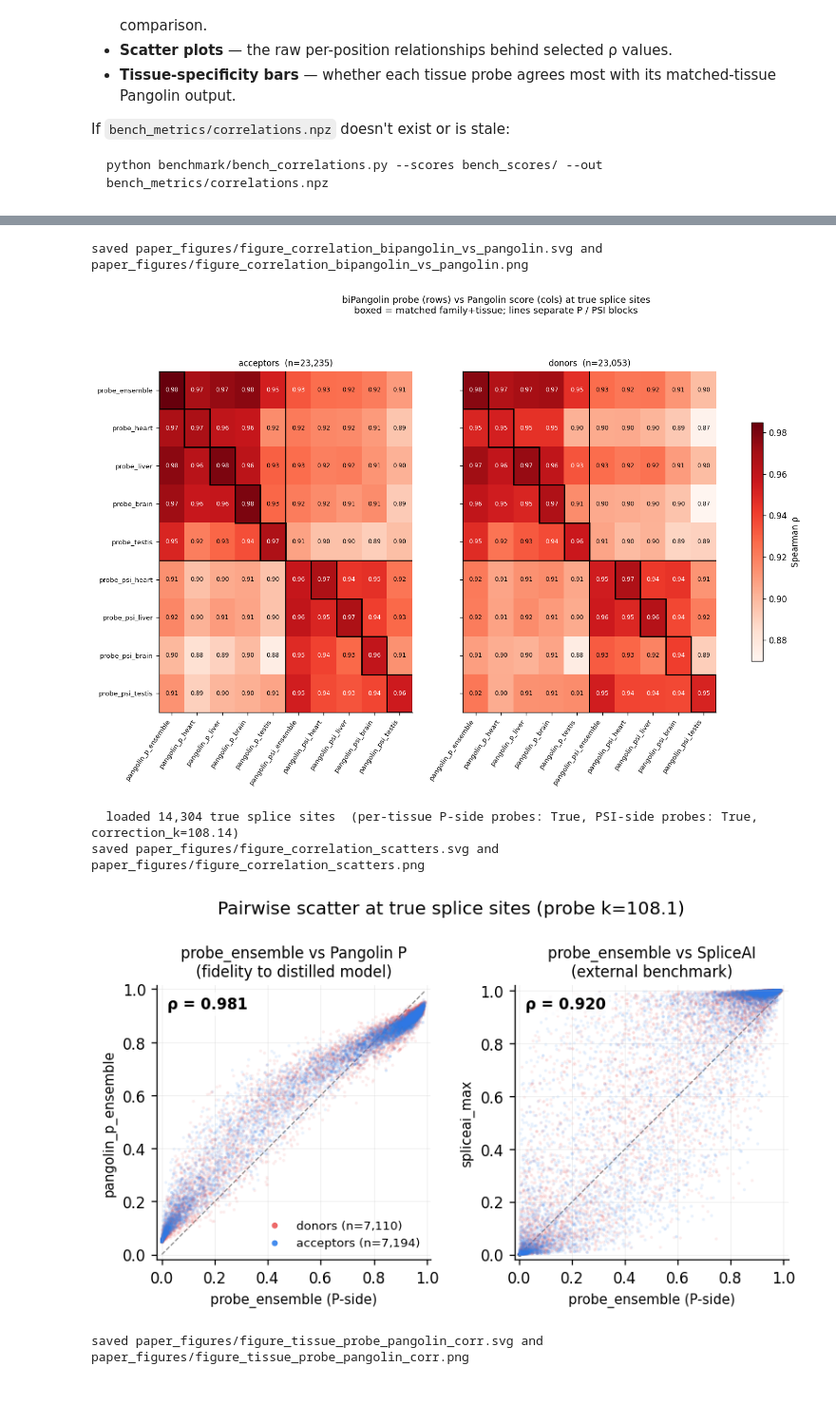
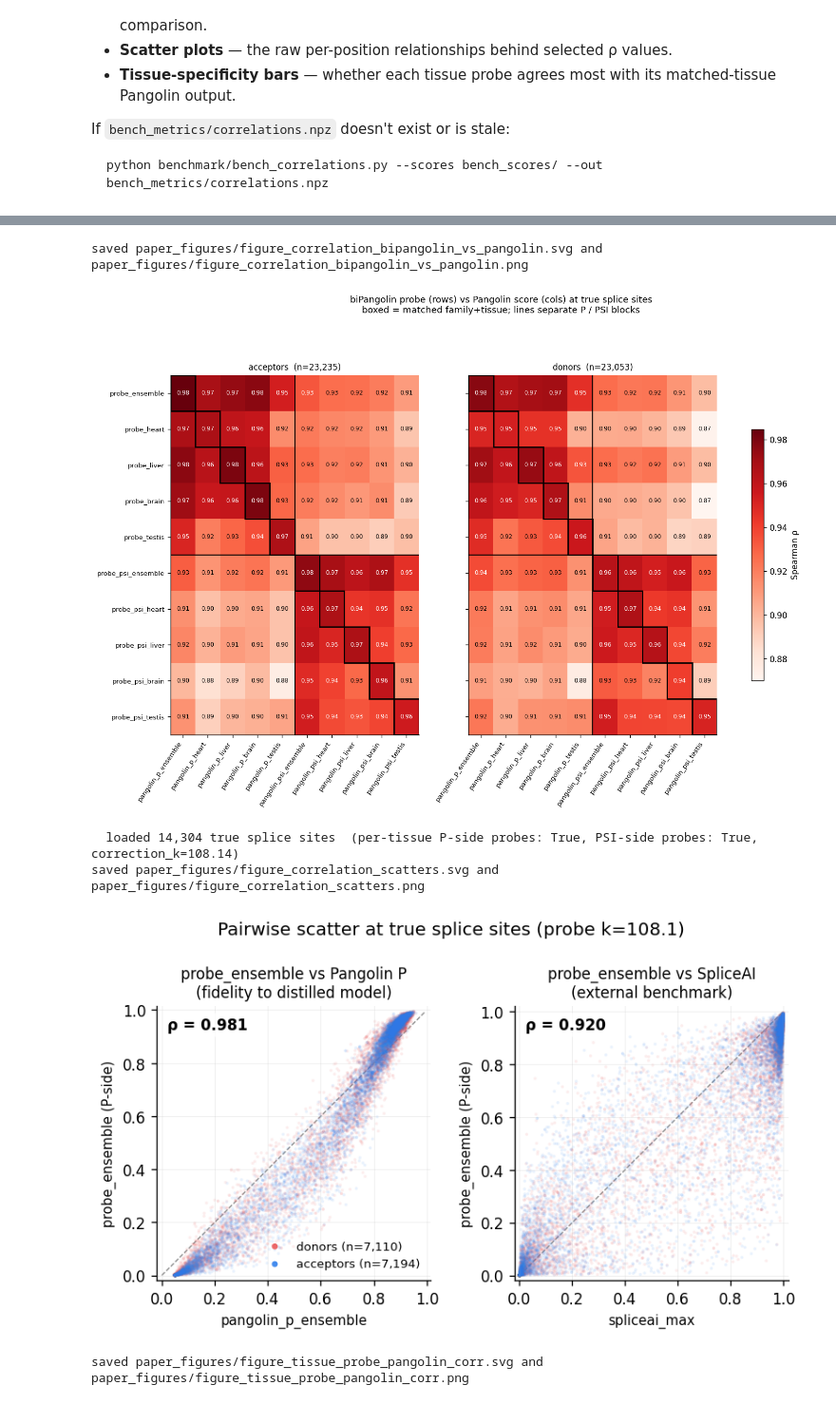
Before and after one commit to Delayed-Gitification/biPangolin, a Jupyter notebook: paper_figures.ipynb, the cells around one changed output, grey strips where cells are left out. Shown at 95% size. Drawn from its saved outputs; the diff is of its cells as text; code cells hidden in the pictures.

```diff
--- a/paper_figures.ipynb
+++ b/paper_figures.ipynb
@@ -504,6 +510,7 @@ def load_bench_arrays(chroms=BENCH_CHROMS, scores_dir=BENCH_SCORES_DIR,
         correction_k = _resolve_default_correction_k()
 
     cols = [
+        "chrom", "pos",
         "label",
         "probe_none", "probe_acc", "probe_don",
         "pangolin_p_heart", "pangolin_p_liver", "pangolin_p_brain", "pangolin_p_testis",
@@ -522,8 +529,27 @@ def load_bench_arrays(chroms=BENCH_CHROMS, scores_dir=BENCH_SCORES_DIR,
         a = table[c].to_numpy()
         if c == "label":
             arrays[c] = a.astype(np.int8)
+        elif c == "pos":
+            arrays[c] = a.astype(np.int64)
+        elif c == "chrom":
+            arrays[c] = a  # keep as str/object for the relabel key
         else:
             arrays[c] = a.astype(np.float32)
+
+    # --- Fix the per-gene labelling bug (bench_score.py:344-348) cheaply, in
+    # place, without re-scoring. A genomic position that is a real splice site
+    # in ANY overlapping gene was emitted as 'none' by the other gene's rows
+    # (identical sequence, identical score). The correct label for a
+    # (chrom, pos) is the max label across its duplicate rows: none(0) < acc(1)
+    # < don(2), and acc/don conflicts were already dropped upstream.
+    import pandas as pd
+    chrom_codes = pd.factorize(arrays["chrom"])[0].astype(np.int64)
+    key = chrom_codes * (int(arrays["pos"].max()) + 1) + arrays["pos"]
+    lab = arrays["label"]
+    fixed = pd.Series(lab).groupby(key).transform("max").to_numpy().astype(np.int8)
+    n_changed = int((fixed != lab).sum())
+    print(f"  relabelled {n_changed:,} none->site rows (overlapping-gene fix)")
+    arrays["label"] = fixed
 
     # Apply Bayesian correction to probe triple (ensemble).
     if correction_k != 1.0:
@@ -695,7 +722,7 @@ def plot_benchmark_pr_curves(arrays, force_recompute=False):
         for d in series_per_task[task]:
             name = d["display_name"]
             ax.plot(d["recall"], d["precision"], color=_colour(name), lw=1.4,
-                    label=f"{name}  (AUC={d['auc']:.3f})")
+                    label=f"{name}  (AUC={d['auc']:.2f})")
         ax.set_title(task)
         ax.set_xlabel("recall")
         ax.set_xlim(0, 1)
@@ -1044,7 +1075,7 @@ if fig is not None:
     plt.show()
 # %% [output]
 saved paper_figures/figure_correlation_bipangolin_vs_pangolin.svg and paper_figures/figure_correlation_bipangolin_vs_pangolin.png
-[figure, old version]
+[figure, new version]
 # %%
 # Scatter visualisations behind the Spearman ρ values. The matrices above carry
 # every pairwise correlation number; scatters are reserved for the two
@@ -1188,9 +1219,9 @@ def plot_correlation_scatters(arrs, has_pt, has_pt_psi):
     # reserved for the comparisons where cloud shape (saturation, bias, tails)
     # adds something a single number can't. Both use the P-side probe ensemble.
     pairs = [
-        ("probe_max", "pangolin_p_ensemble",
+        ("pangolin_p_ensemble", "probe_max",
          "probe_ensemble vs Pangolin P\n(fidelity to distilled model)"),
-        ("probe_max", "spliceai_max",
+        ("spliceai_max", "probe_max",
          "probe_ensemble vs SpliceAI\n(external benchmark)"),
     ]
 
@@ -1212,34 +1243,34 @@ def plot_correlation_scatters(arrs, has_pt, has_pt_psi):
                 transform=ax.transAxes, va="top", ha="left",
                 fontsize=10, fontweight="bold",
                 bbox=dict(boxstyle="round,pad=0.25", fc="white", ec="none", alpha=0.8))
         ax.set_xlabel(_SCATTER_LABEL.get(xkey, xkey), fontsize=9)
         ax.set_ylabel(_SCATTER_LABEL.get(ykey, ykey), fontsize=9)
         ax.set_title(title, fontsize=10)
         ax.set_xlim(lo - 0.02, hi + 0.02)
         ax.set_ylim(lo - 0.02, hi + 0.02)
         ax.set_aspect("equal")
         if ax is axes[0]:
             leg = ax.legend(frameon=False, fontsize=8, loc="lower right",
                             markerscale=2)
             for lh in leg.legend_handles:
                 lh.set_alpha(0.9)
     fig.suptitle(f"Pairwise scatter at true splice sites (probe k={arrs['_correction_k']:.1f})",
                  y=1.04, fontsize=12)
     fig.tight_layout()
     return fig
 
 
 scatter_arrays, _has_pt, _has_pt_psi = _load_scatter_arrays()
 print(f"  loaded {len(scatter_arrays['label']):,} true splice sites  "
       f"(per-tissue P-side probes: {_has_pt}, PSI-side probes: {_has_pt_psi}, "
       f"correction_k={scatter_arrays['_correction_k']:.2f})")
 fig = plot_correlation_scatters(scatter_arrays, _has_pt, _has_pt_psi)
 save_figure(fig, "figure_correlation_scatters")
 plt.show()
 # %% [output]
   loaded 14,304 true splice sites  (per-tissue P-side probes: True, PSI-side probes: True, correction_k=108.14)
 saved paper_figures/figure_correlation_scatters.svg and paper_figures/figure_correlation_scatters.png
-[figure, old version]
+[figure, new version]
 # %%
 # Tissue-specificity check: does each tissue probe correlate more strongly with
 # its matched-tissue Pangolin output than with mismatched tissues?
```
Also changed, not shown: parts of 5 cells of this notebook, 2 other files.
